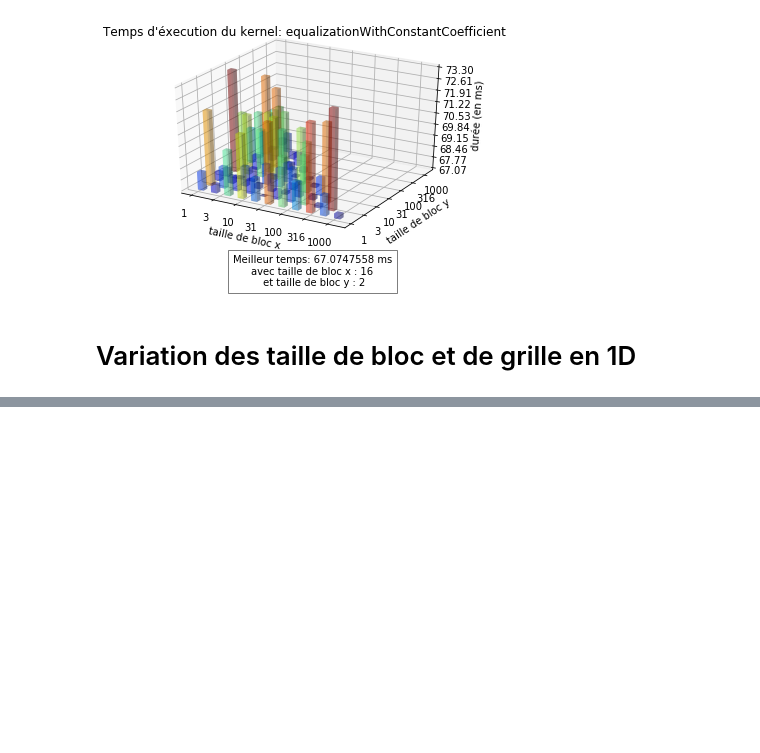
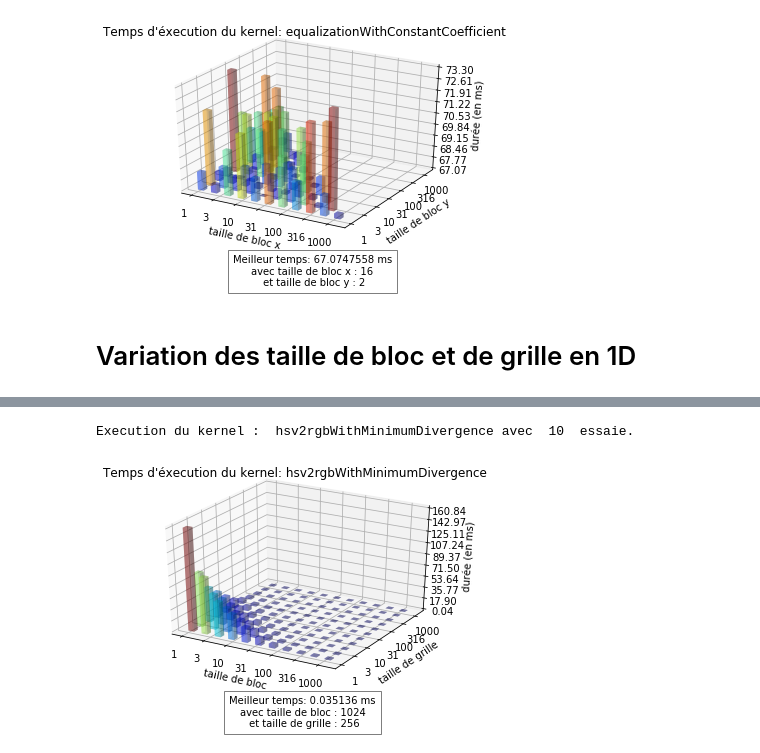
Before and after one commit to Me-k-01/Histogram_equalization, a Jupyter notebook: benchmark.ipynb, the cells around one changed output, grey strips where cells are left out. Cells and saved outputs as stored; diff of their text form; code cells hidden in the pictures; blank space fills up the shorter version.

```diff
--- a/benchmark.ipynb
+++ b/benchmark.ipynb
@@ -358,0 +368,5 @@ testBlocAndGridKernels("hsv2rgb", KERNEL["hsv2rgb"][1], nTry)
+# %%
+testBlocAndGridKernels("hsv2rgbWithMinimumDivergence", nTry)
+# %% [output]
+Execution du kernel :  hsv2rgbWithMinimumDivergence avec  10  essaie.
+[figure, added]
```
Also changed, not shown: parts of 10 cells of this notebook, 9 other files.
